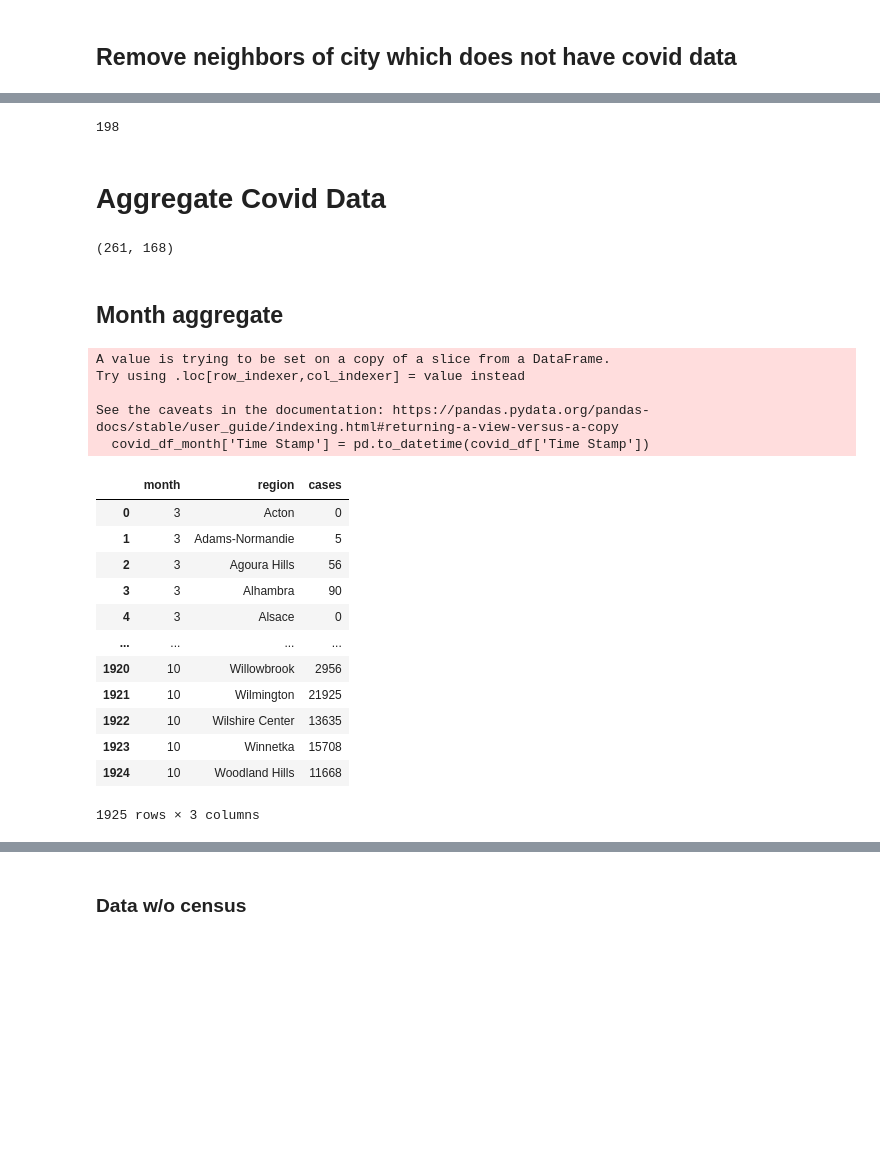
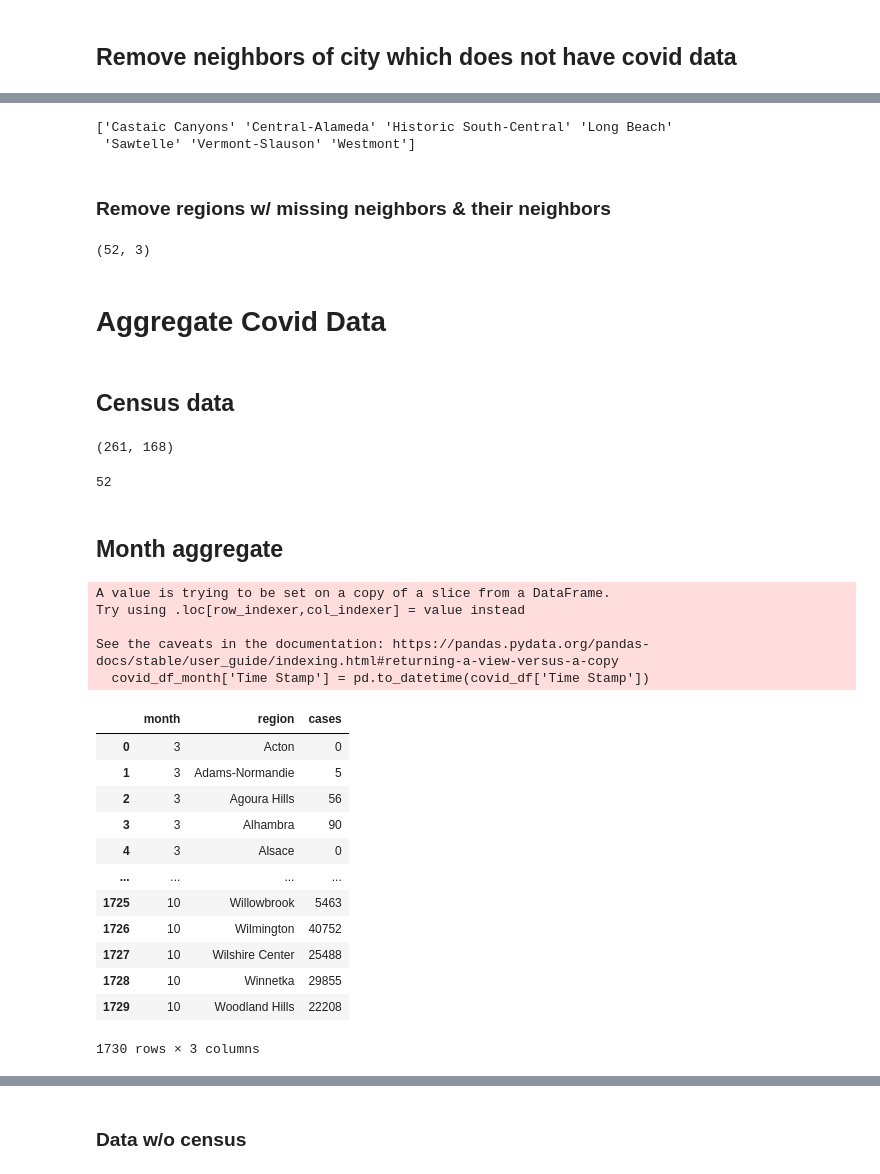
Before and after one commit to kaushiktandon/COVID-19-LA-Neighborhood-Case-Prediction, a Jupyter notebook: code/covid_cases_data_processing.ipynb, the cells around one changed output, grey strips where cells are left out. Saved outputs shown, nothing was run; the diff lists cells and outputs as text; code cells hidden in the pictures; blank space fills up the shorter version.

```diff
--- a/code/covid_cases_data_processing.ipynb
+++ b/code/covid_cases_data_processing.ipynb
@@ -106,6 +101,6 @@ la_inner.tail()
 covid_filename = '../data/covid/Covid-19.csv'
 
 covid_df = pd.read_csv(covid_filename)
-covid_unique_regions = pd.DataFrame(data=pd.unique(covid_df.Region),columns=['region'])
+covid_df = covid_df.rename(columns={'Region':'region', 'Number of cases':'cases'})
 covid_df.head()
 # %% [output]
@@ -122,0 +115,34 @@ covid_df.head()
+# %%
+la_to_covid = {
+    'Downtown': ['City', 'Pico', 'Wholesale District', 'Central', 'Little Tokyo', 'Temple-Beaudry'],
+    'Silver Lake': ['Silverlake'],
+    'Vernon': ['West Vernon', 'Vernon Central'],
+    'Baldwin Hills/Crenshaw': ['Baldwin Hills'],
+    'West Hollywood': ['Park LaBrea'],
+    'Mid-Wilshire': ['Park LaBrea', 'Cloverdale/Cochran'],
+    'Santa Clarity': ['Canyon Country'],
+    'Echo Park': ['Angelino Heights'],
+    'Avocado Heights': ['Bassett'],
+    'Bel-Air': ['Bel Air'],
+    'Arlington Heights': ['Country Club Park'],
+    'Exposition Park': ['Exposition'],
+    'Chinatown': ['Figueroa Park Square'],
+    'Torrance': ['Gramercy Place'],
+    'Harbor City': ['Harbor Pines'],
+    'Mid-City': ['Lafayette Square', 'Mid-city', 'Reynier Village', 'Victoria Park', 'Wellington Square'],
+    'Azusa': ['Lakeview Terrace'],
+    'East Hollywood': ['Little Armenia'],
+    'Playa Vista': ['Longwood'],
+    'Brentwood': ['Mandeville Canyon'],
+    'Playa del Rey': ['Playa Del Rey'],
+    'Porter Ranch': ['Reseda Ranch'],
+    'Carthay': ['South Carthay'],
+    'Los Feliz': ['Thai Town'],
+    'Toluca Lake': ['Toluca Terrace'],
+    'El Sereno': ['University Hills'],
+    'Angeles Crest': ['Angeles National Forest'],
+    'Mount Washington': ['Mt. Washington']
+}
+
+for key, value in la_to_covid.items():
+    covid_df.loc[covid_df['region'].isin(value), 'region'] = key
@@ -130,8 +200,20 @@ len(miss_set)
+# %%
+print(covid_no_data[covid_no_data.population >= 30000].region.values)
+# %% [output]
+['Castaic Canyons' 'Central-Alameda' 'Historic South-Central' 'Long Beach'
+ 'Sawtelle' 'Vermont-Slauson' 'Westmont']
+# %% [markdown]
+### Remove regions w/ missing neighbors & their neighbors
 # %%
+check_df = la_inner.assign(InDf2=la_inner.region.isin(covid_unique_regions.region))
+miss_arr = pd.unique(check_df[check_df['InDf2']==False]['region'])
+miss_set = set(miss_arr)
 for region in miss_arr:
     temp_n = la_inner[la_inner.region == region].neighbors.values[0].split(',')
     temp_n = set([n.strip() for n in temp_n])
     miss_set = miss_set | temp_n
-len(miss_set)
+miss_arr = list(miss_set)
+la_inner = la_inner[~la_inner['region'].isin(miss_arr)]
+la_inner.shape
 # %% [output]
-198
+(52, 3)
@@ -142,36 +220,46 @@ len(miss_set)
 # %% [markdown]
 # Aggregate Covid Data
+# %% [markdown]
+## Census data
 # %%
 census_data = pd.read_csv('../data/social_explorer_processed_data_only_percents.csv')
 census_data.shape
 # %% [output]
 (261, 168)
+# %%
+# Get all regions that have data
+census_unique_regions = pd.DataFrame(data=pd.unique(census_data.name),columns=['region'])
+regions = pd.merge(covid_unique_regions, la_inner[['region']], on='region', how='inner')
+regions = pd.merge(regions, census_unique_regions, on='region', how='inner')['region'].values
+len(regions)
+# %% [output]
+52
 # %% [markdown]
 ## Month aggregate
 # %%
-covid_df_month = covid_df[['Time Stamp', 'Region', 'Number of cases']]
+covid_df_month = covid_df[['Time Stamp', 'region', 'cases']]
 covid_df_month['Time Stamp'] = pd.to_datetime(covid_df['Time Stamp'])
 covid_df_month = covid_df_month.set_index('Time Stamp')
-covid_df_month = covid_df_month.groupby([pd.Grouper(freq='M'), 'Region']).sum()
-covid_df_month = covid_df_month.reset_index(level=['Time Stamp','Region']).rename(columns={'Time Stamp': 'month', 'Region':'region', 'Number of cases':'cases'})
+covid_df_month = covid_df_month.groupby([pd.Grouper(freq='M'), 'region']).sum()
+covid_df_month = covid_df_month.reset_index(level=['Time Stamp','region']).rename(columns={'Time Stamp': 'month'})
 covid_df_month.month = covid_df_month.month.dt.month
 covid_df_month
 # %% [output]
 A value is trying to be set on a copy of a slice from a DataFrame.
 Try using .loc[row_indexer,col_indexer] = value instead
 
 See the caveats in the documentation: https://pandas.pydata.org/pandas-docs/stable/user_guide/indexing.html#returning-a-view-versus-a-copy
   covid_df_month['Time Stamp'] = pd.to_datetime(covid_df['Time Stamp'])
 |  | month | region | cases |
 | 0 | 3 | Acton | 0 |
 | 1 | 3 | Adams-Normandie | 5 |
 | 2 | 3 | Agoura Hills | 56 |
 | 3 | 3 | Alhambra | 90 |
 | 4 | 3 | Alsace | 0 |
 | ... | ... | ... | ... |
-| 1920 | 10 | Willowbrook | 2956 |
-| 1921 | 10 | Wilmington | 21925 |
-| 1922 | 10 | Wilshire Center | 13635 |
-| 1923 | 10 | Winnetka | 15708 |
-| 1924 | 10 | Woodland Hills | 11668 |
+| 1725 | 10 | Willowbrook | 5463 |
+| 1726 | 10 | Wilmington | 40752 |
+| 1727 | 10 | Wilshire Center | 25488 |
+| 1728 | 10 | Winnetka | 29855 |
+| 1729 | 10 | Woodland Hills | 22208 |
-1925 rows × 3 columns
+1730 rows × 3 columns
```
Also changed, not shown: parts of 22 cells of this notebook, 4 other files.
